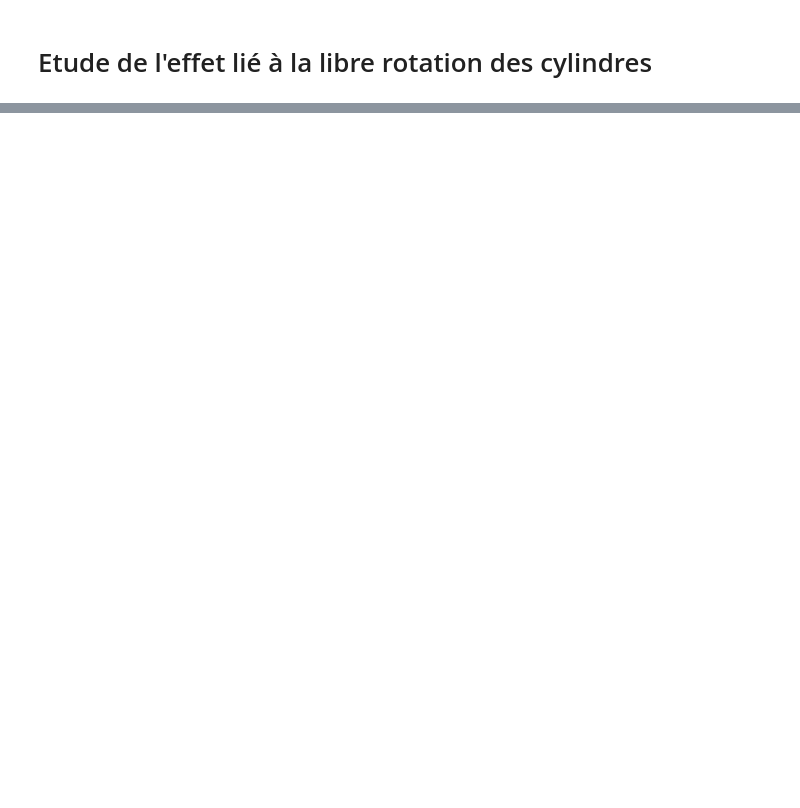
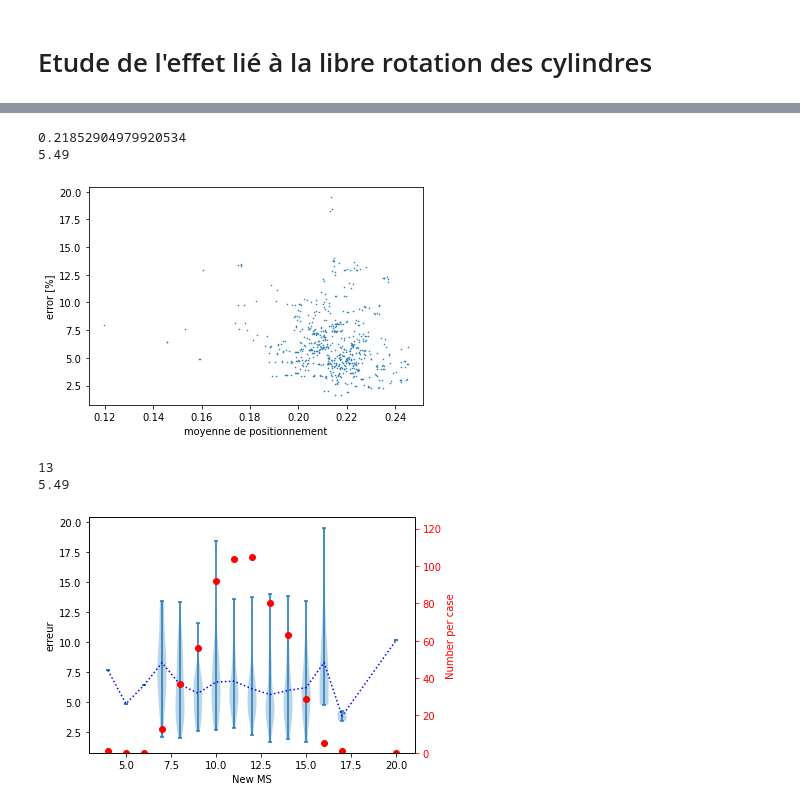
Before and after one commit to h06e/abakubc, a Jupyter notebook: utilities/nida_study.ipynb, the cells around one changed output, grey strips where cells are left out. Cells and saved outputs as stored; diff of their text form; code cells hidden in the pictures; blank space fills up the shorter version.

```diff
--- a/utilities/nida_study.ipynb
+++ b/utilities/nida_study.ipynb
@@ -584,0 +668,23 @@ Using matplotlib backend: TkAgg
+# %%
+supports_lists = init_pix()
+c=0
+data_support_link_dict={}
+modief_ms={}
+for test_id, test in data_scale_13.items():
+    support_links=compute_support_links(test, supports_lists)
+    data_support_link_dict[test_id]=support_links.tolist()
+    modief_ms[test_id]=compute_ms2(test, supports_lists)
+    c+=1
+    if c%20==0:
+        print(f'{c}/{len(data_scale_7)}')
+
+with open('tmp.json', "w") as fp:
+    json.dump(data_support_link_dict, fp, indent=4, separators=(", ", ": "),
+                sort_keys=True)  # encode dict into JSON
+
+# t=data_scale_7[list(data_scale_7.keys())[1]]
+# print(t.test_id)
+# plt.figure(figsize=(10,10))
+# t.show_geo()
+# print(t.support_links)
+# print(np.nanmean(t.support_links))
@@ -584,0 +709,29 @@ Using matplotlib backend: TkAgg
+# %%
+x_bulk, y_bulk=[],[]
+for test_id, test in data_scale_13.items():
+    # x_bulk.append(modief_ms[test_id])
+    x_bulk.append(np.nanstd(data_support_link_dict[test_id]))
+    y_bulk.append(test.global_err[0][3])
+
+print(x_bulk[0])
+print(y_bulk[0])
+plt.scatter(x_bulk, y_bulk, s=0.3)
+plt.ylabel('error [%]')
+plt.xlabel('moyenne de positionnement')
+plt.show()
+
+x_bulk, y_bulk=[],[]
+for test_id, test in data_scale_13.items():
+    x_bulk.append(modief_ms[test_id])
+    y_bulk.append(test.global_err[0][3])
+
+print(x_bulk[0])
+print(y_bulk[0])
+plot_box2(x_bulk,y_bulk, step=0.9, width=0.5, ylabel='New MS')
+# %% [output]
+0.21852904979920534
+5.49
+[figure, added]
+13
+5.49
+[figure, added]
```
Also changed, not shown: parts of 23 cells of this notebook, 19 other files.
